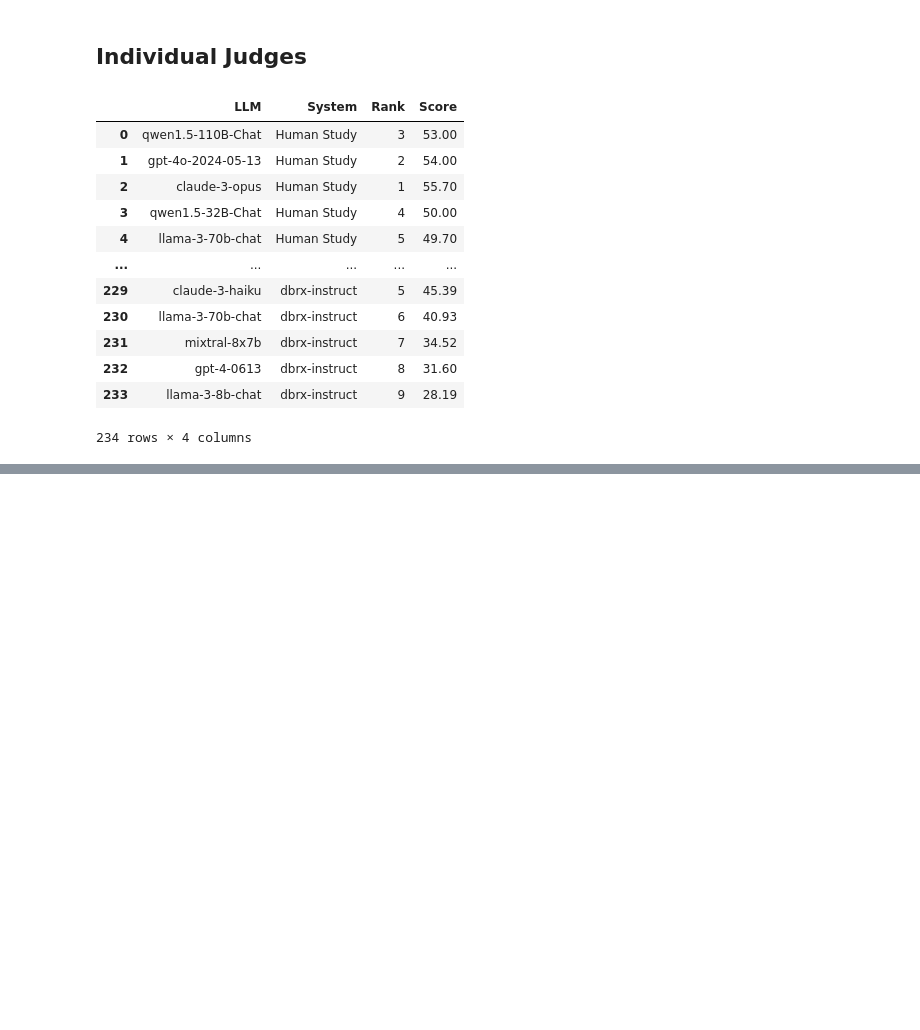
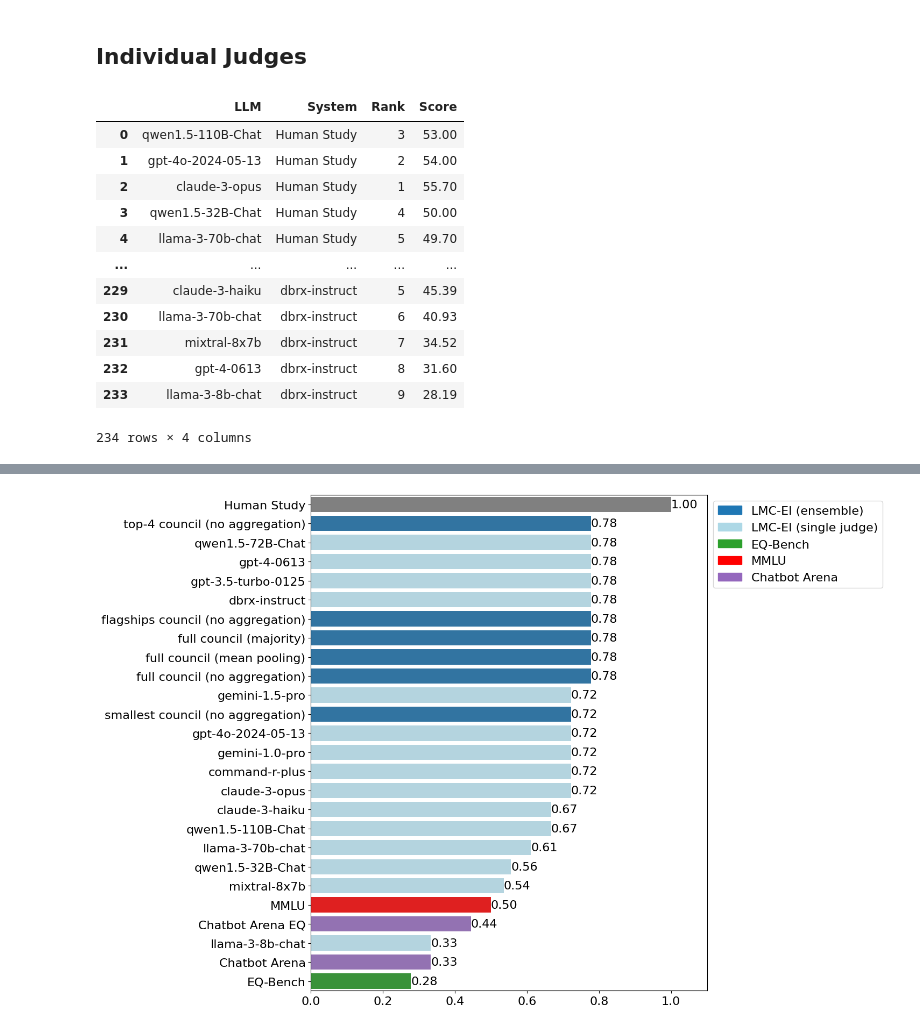
Before and after one commit to llm-council/llm-council, a Jupyter notebook: analysis/comparison_to_other_leaderboards.ipynb, the cells around one changed output, grey strips where cells are left out. Cells and saved outputs as stored; diff of their text form; code cells hidden in the pictures; blank space fills up the shorter version.

```diff
--- a/analysis/comparison_to_other_leaderboards.ipynb
+++ b/analysis/comparison_to_other_leaderboards.ipynb
@@ -294,15 +294,15 @@ claude-3-haiku,full council (no aggregation),6,38.59
 mixtral-8x7b,full council (no aggregation),7,34.45
 llama-3-8b-chat,full council (no aggregation),8,30.04
 gpt-4-0613,full council (no aggregation),9,26.86
-qwen1.5-110B-Chat,best council (no aggregation),1,68.1
-gpt-4o-2024-05-13,best council (no aggregation),2,65.45
-qwen1.5-32B-Chat,best council (no aggregation),3,50
-claude-3-opus,best council (no aggregation),4,42.91
-llama-3-70b-chat,best council (no aggregation),5,38.75
-claude-3-haiku,best council (no aggregation),6,31.98
-mixtral-8x7b,best council (no aggregation),7,29.5
-gpt-4-0613,best council (no aggregation),8,24.55
-llama-3-8b-chat,best council (no aggregation),9,20.02
+qwen1.5-110B-Chat,top-4 council (no aggregation),1,68.1
+gpt-4o-2024-05-13,top-4 council (no aggregation),2,65.45
+qwen1.5-32B-Chat,top-4 council (no aggregation),3,50
+claude-3-opus,top-4 council (no aggregation),4,42.91
+llama-3-70b-chat,top-4 council (no aggregation),5,38.75
+claude-3-haiku,top-4 council (no aggregation),6,31.98
+mixtral-8x7b,top-4 council (no aggregation),7,29.5
+gpt-4-0613,top-4 council (no aggregation),8,24.55
+llama-3-8b-chat,top-4 council (no aggregation),9,20.02
 qwen1.5-110B-Chat,flagships council (no aggregation),1,69.49
 gpt-4o-2024-05-13,flagships council (no aggregation),2,62.78
 qwen1.5-32B-Chat,flagships council (no aggregation),3,50
@@ -393,6 +393,7 @@ df = pd.read_csv(StringIO(data))
 # Get correlations.
 pivot_df = df.pivot(index='LLM', columns='System', values='Score')
 spearman_corr = pivot_df.corr(method='spearman')
+kendall_corr = pivot_df.corr(method='kendall')
 # %%
 df
 # %% [output]
@@ -487,0 +489,72 @@ Passing `palette` without assigning `hue` is deprecated and will be removed in v
+# %%
+import seaborn as sns
+import matplotlib.pyplot as plt
+import pandas as pd
+import matplotlib.patches as mpatches
+
+# Set global font size variable
+font_size = 16
+# Update global font size
+plt.rcParams.update({'font.size': font_size})
+
+# Sample data - replace this with your actual pandas Series
+data = kendall_corr["Human Study"].sort_values(ascending=False)
+
+# Define a color mapping function
+def get_color(key):
+    if "council" in key:
+        return 'tab:blue'
+    elif "Human Study" in key:
+        # return "tab:blue"
+        return "gray"
+    elif "mined" in key:
+        return "tab:purple"
+    elif "EQ-Bench" in key:
+        return 'tab:green'
+    elif "MMLU" in key:
+        return 'red'
+    elif "Chatbot Arena" in key:
+        return 'tab:purple'
+    else:
+        return 'lightblue'  # default color for other bars
+
+# Apply the color mapping function to the index
+colors = [get_color(key) for key in data.index]
+
+# Create the bar plot with horizontal bars
+plt.figure(figsize=(15, 10))  # Increase width to prevent cutoff
+ax = sns.barplot(x=data.values, y=data.index, palette=colors)
+
+# Add labels to each bar
+for i in range(len(data)):
+    ax.text(data.values[i], i, f'{data.values[i]:.2f}', color='black', ha='left', va='center')
+
+# Set labels
+plt.xlabel('')
+plt.ylabel('')
+
+# Adjust the horizontal axis limits to expand space (customize this as needed)
+plt.xlim(0, data.max() * 1.1)  # Increased padding to 20% on the right
+
+# Create a custom legend
+legend_labels = {
+    'LMC-EI (ensemble)': 'tab:blue',
+    'LMC-EI (single judge)': 'lightblue',
+    'EQ-Bench': 'tab:green',
+    'MMLU': 'red',
+    'Chatbot Arena': 'tab:purple',
+}
+
+# Create patches for each label
+legend_patches = [mpatches.Patch(color=color, label=label) for label, color in legend_labels.items()]
+
+# Add the legend to the plot
+plt.legend(handles=legend_patches, bbox_to_anchor=(1, 1), loc='upper left')
+
+# Use tight layout to ensure everything fits
+plt.tight_layout()
+
+# Show the plot
+plt.savefig("/Users/justinzhao/Repos/llm-council-public/analysis/leaderboard_comparison_expanded_kendall.pdf")
+plt.show()
+# %% [output]
@@ -487,0 +564 @@ Passing `palette` without assigning `hue` is deprecated and will be removed in v
+[figure, added]
```
Also changed, not shown: parts of 3 cells of this notebook, 41 other files.
